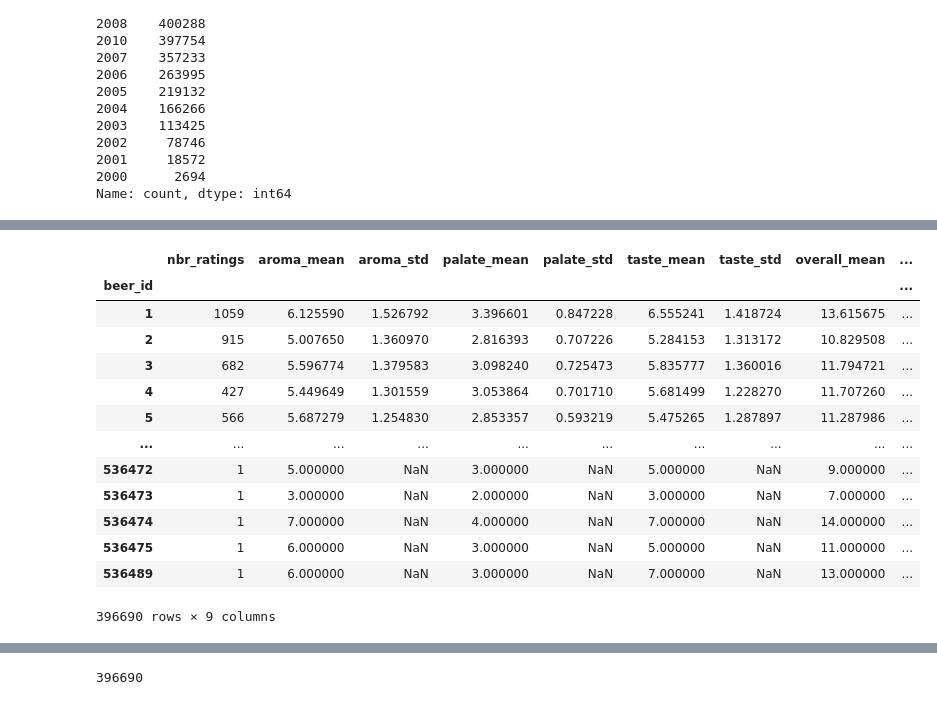
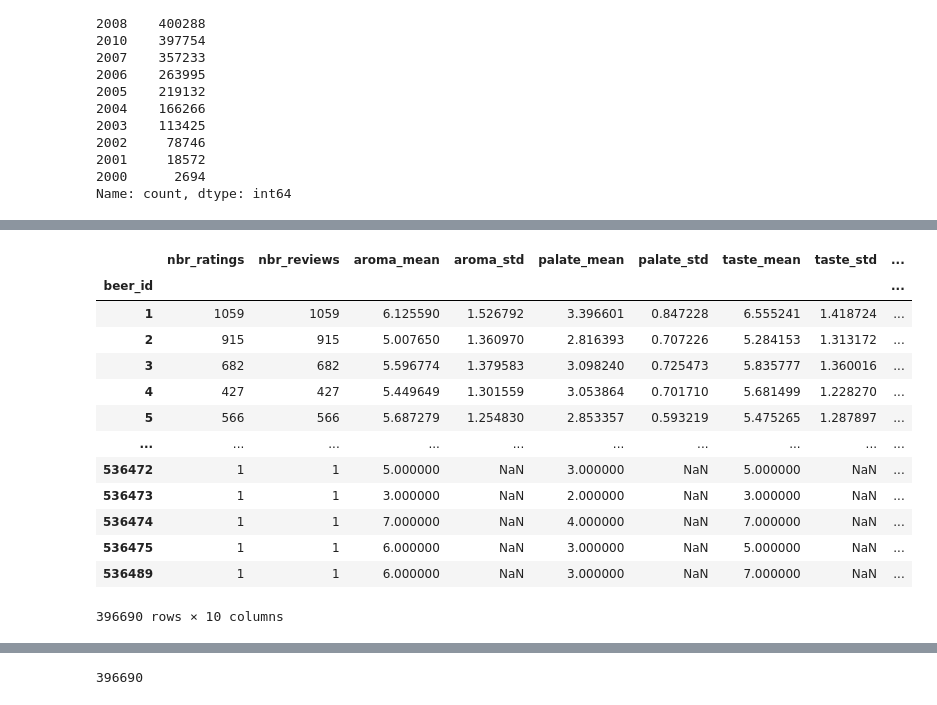
Before and after one commit to nada401/brewing-knowledge, a Jupyter notebook: src/scripts/data_cleaning/data_cleaning.ipynb, the cells around one changed output, grey strips where cells are left out. Cells and saved outputs as stored; diff of their text form; code cells hidden in the pictures.

```diff
--- a/src/scripts/data_cleaning/data_cleaning.ipynb
+++ b/src/scripts/data_cleaning/data_cleaning.ipynb
@@ -403,34 +403,35 @@ date
 1996          1
 Name: count, dtype: int64
 # %%
-ratings_RB_grouped_beer = ratings_RB.groupby(['beer_id'])[['appearance', 'aroma', 'palate', 'taste', 'overall','rating']].agg(
+ratings_RB_grouped_beer = ratings_RB.groupby(['beer_id'])[['appearance', 'aroma', 'palate', 'taste', 'overall','rating','review']].agg(
     nbr_ratings=('overall', 'size'),
+    nbr_reviews=('review', 'sum'),
     aroma_mean=('aroma', 'mean'),
     aroma_std=('aroma', 'std'),
     palate_mean=('palate', 'mean'),
     palate_std=('palate', 'std'),
     taste_mean=('taste', 'mean'),
     taste_std=('taste', 'std'),
     overall_mean=('overall', 'mean'),
     overall_std=('overall', 'std')
 )
 
 ratings_RB_grouped_beer
 # %% [output]
-|  | nbr_ratings | aroma_mean | aroma_std | palate_mean | palate_std | taste_mean | taste_std | overall_mean | ... |
+|  | nbr_ratings | nbr_reviews | aroma_mean | aroma_std | palate_mean | palate_std | taste_mean | taste_std | ... |
 | beer_id |  |  |  |  |  |  |  |  | ... |
-| 1 | 1059 | 6.125590 | 1.526792 | 3.396601 | 0.847228 | 6.555241 | 1.418724 | 13.615675 | ... |
-| 2 | 915 | 5.007650 | 1.360970 | 2.816393 | 0.707226 | 5.284153 | 1.313172 | 10.829508 | ... |
-| 3 | 682 | 5.596774 | 1.379583 | 3.098240 | 0.725473 | 5.835777 | 1.360016 | 11.794721 | ... |
-| 4 | 427 | 5.449649 | 1.301559 | 3.053864 | 0.701710 | 5.681499 | 1.228270 | 11.707260 | ... |
-| 5 | 566 | 5.687279 | 1.254830 | 2.853357 | 0.593219 | 5.475265 | 1.287897 | 11.287986 | ... |
+| 1 | 1059 | 1059 | 6.125590 | 1.526792 | 3.396601 | 0.847228 | 6.555241 | 1.418724 | ... |
+| 2 | 915 | 915 | 5.007650 | 1.360970 | 2.816393 | 0.707226 | 5.284153 | 1.313172 | ... |
+| 3 | 682 | 682 | 5.596774 | 1.379583 | 3.098240 | 0.725473 | 5.835777 | 1.360016 | ... |
+| 4 | 427 | 427 | 5.449649 | 1.301559 | 3.053864 | 0.701710 | 5.681499 | 1.228270 | ... |
+| 5 | 566 | 566 | 5.687279 | 1.254830 | 2.853357 | 0.593219 | 5.475265 | 1.287897 | ... |
 | ... | ... | ... | ... | ... | ... | ... | ... | ... | ... |
-| 536472 | 1 | 5.000000 | NaN | 3.000000 | NaN | 5.000000 | NaN | 9.000000 | ... |
-| 536473 | 1 | 3.000000 | NaN | 2.000000 | NaN | 3.000000 | NaN | 7.000000 | ... |
-| 536474 | 1 | 7.000000 | NaN | 4.000000 | NaN | 7.000000 | NaN | 14.000000 | ... |
-| 536475 | 1 | 6.000000 | NaN | 3.000000 | NaN | 5.000000 | NaN | 11.000000 | ... |
-| 536489 | 1 | 6.000000 | NaN | 3.000000 | NaN | 7.000000 | NaN | 13.000000 | ... |
+| 536472 | 1 | 1 | 5.000000 | NaN | 3.000000 | NaN | 5.000000 | NaN | ... |
+| 536473 | 1 | 1 | 3.000000 | NaN | 2.000000 | NaN | 3.000000 | NaN | ... |
+| 536474 | 1 | 1 | 7.000000 | NaN | 4.000000 | NaN | 7.000000 | NaN | ... |
+| 536475 | 1 | 1 | 6.000000 | NaN | 3.000000 | NaN | 5.000000 | NaN | ... |
+| 536489 | 1 | 1 | 6.000000 | NaN | 3.000000 | NaN | 7.000000 | NaN | ... |
-396690 rows × 9 columns
+396690 rows × 10 columns
 # %%
 #this will delete beers with no reviews, in which we are not interested
 beer_RB_extract = beer_RB[['beer_id', 'beer_name','brewery_id','brewery_name','style']]
```
Also changed, not shown: parts of 17 cells of this notebook.
